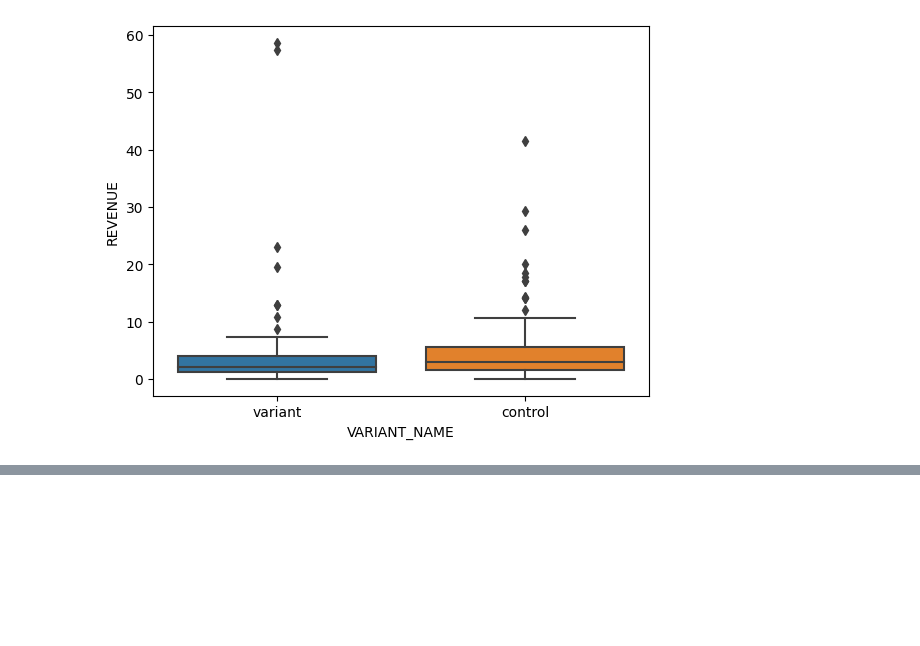
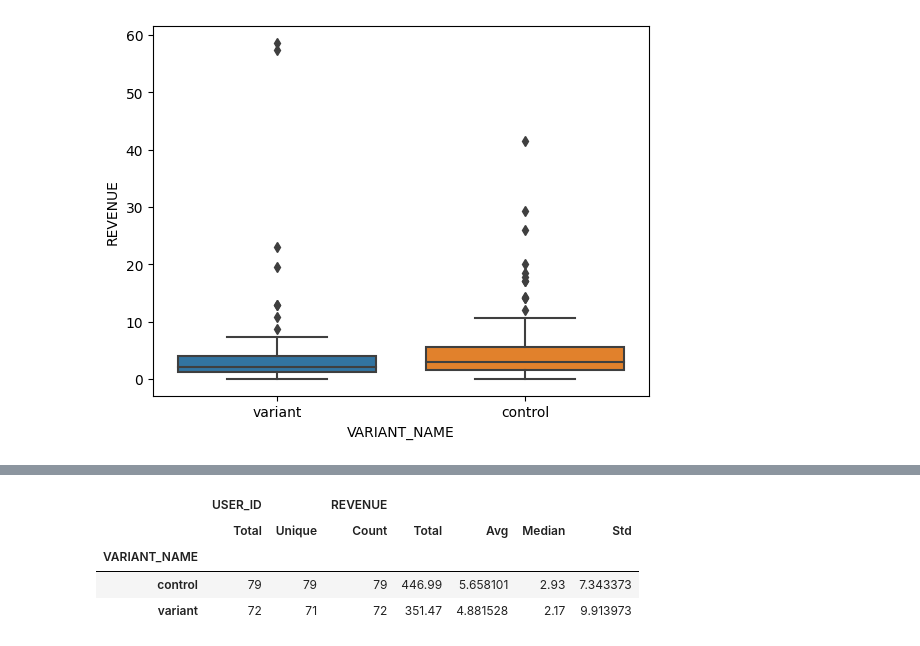
Before and after one commit to nadeap/Machine-Learning, a Jupyter notebook: AB Testing/EDA.ipynb, the cells around one changed output, grey strips where cells are left out. Cells and saved outputs as stored; diff of their text form; code cells hidden in the pictures; blank space fills up the shorter version.

```diff
--- a/AB Testing/EDA.ipynb
+++ b/AB Testing/EDA.ipynb
@@ -97,0 +108,10 @@ sns.boxplot(data=data[data['REVENUE']>0], x='VARIANT_NAME', y='REVENUE')
+# %%
+data[data['REVENUE']>0].groupby(by='VARIANT_NAME').agg({'USER_ID':
+[("Total",len), ('Unique','nunique')],'REVENUE':
+[("Count",'count'), ("Total",'sum'), ("Avg",'mean'), ("Median",'median'), ("Std",'std')]})
+# %% [output]
+|  | USER_ID |  | REVENUE |  |  |  |  |
+|  | Total | Unique | Count | Total | Avg | Median | Std |
+| VARIANT_NAME |  |  |  |  |  |  |  |
+| control | 79 | 79 | 79 | 446.99 | 5.658101 | 2.93 | 7.343373 |
+| variant | 72 | 71 | 72 | 351.47 | 4.881528 | 2.17 | 9.913973 |
```
Also changed, not shown: parts of 1 cell of this notebook.
